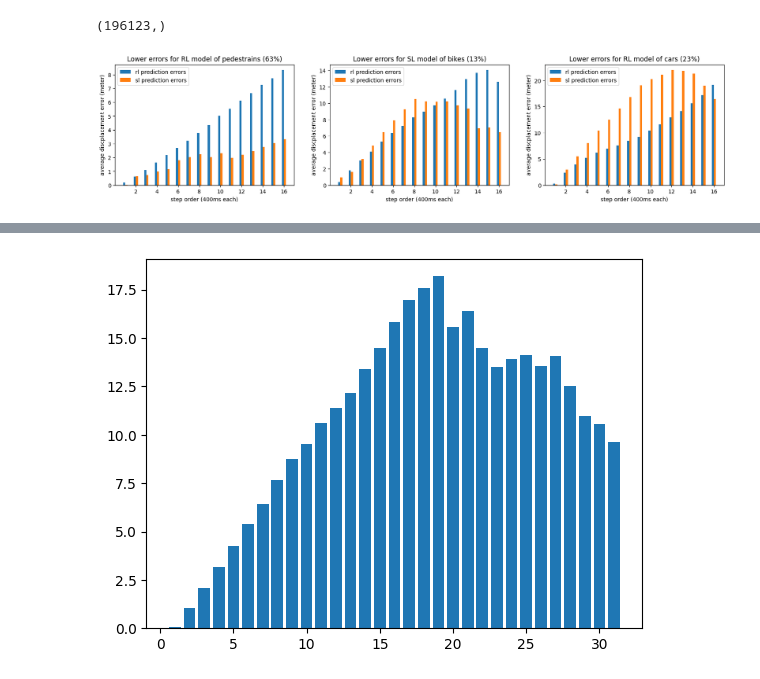
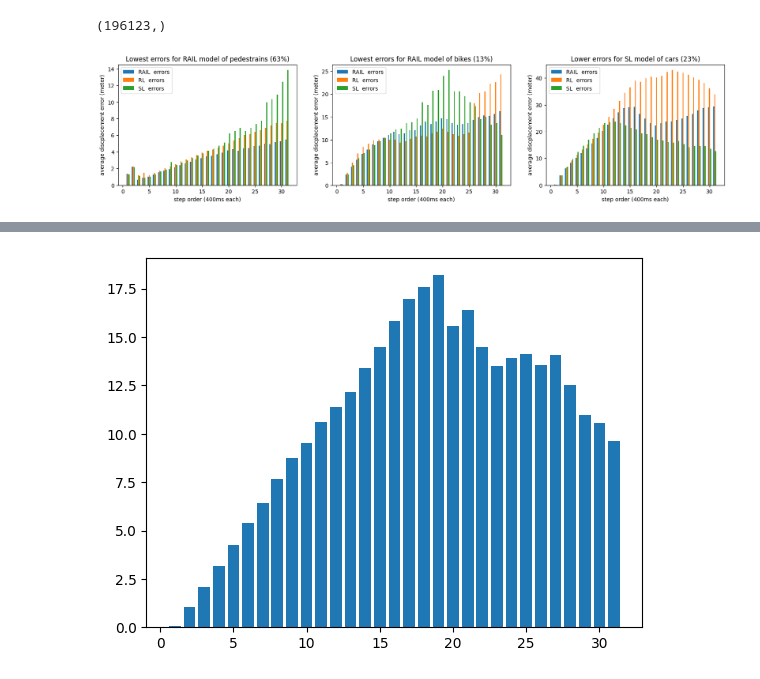
Before and after one commit to engyasin/SLRL, a Jupyter notebook: ind_model/draw_results.ipynb, the cells around one changed output, grey strips where cells are left out. Saved outputs shown, nothing was run; the diff lists cells and outputs as text; code cells hidden in the pictures.

```diff
--- a/ind_model/draw_results.ipynb
+++ b/ind_model/draw_results.ipynb
@@ -463,60 +465,98 @@ speed_x.shape
 (196123,)
 # %%
 from results_ind_new import *
+
+conf_scale = 10
 peds = []
+peds_conf = []
 for x,y,z  in zip(rl_v30_0,rl_v31_0,rl_v32_0):
     peds.append((x[0]*x[1]+y[0]*y[1]+z[0]*z[1])/(x[1]+y[1]+z[1]))
+    peds_conf.append(conf_scale/np.sqrt((x[1]+y[1]+z[1])))
 
-peds_last = [AgentCNN_D]
+peds_rule = []
+peds_rule_conf = []
+for x,y,z  in zip(rl0_v30_0,rl0_v31_0,rl0_v32_0):
+    peds_rule.append((x[0]*x[1]+y[0]*y[1]+z[0]*z[1])/(x[1]+y[1]+z[1]))
+    peds_rule_conf.append(conf_scale/np.sqrt((x[1]+y[1]+z[1])))
+
+peds_last = []
+peds_last_conf = []
 for x,y,z  in zip(bc_v30_0,bc_v31_0,bc_v32_0):
     peds_last.append((x[0]*x[1]+y[0]*y[1]+z[0]*z[1])/(x[1]+y[1]+z[1]))
+    peds_last_conf.append(conf_scale/np.sqrt((x[1]+y[1]+z[1])))
 
 
 bikes = []
+bikes_conf = []
 for x,y,z  in zip(rl_v30_1,rl_v31_1,rl_v32_1):
     bikes.append((x[0]*x[1]+y[0]*y[1]+z[0]*z[1])/(x[1]+y[1]+z[1]))
+    bikes_conf.append(conf_scale/np.sqrt((x[1]+y[1]+z[1])))
+
+bikes_rule = []
+bikes_rule_conf = []
+for x,y,z  in zip(rl0_v30_1,rl0_v31_1,rl0_v32_1):
+    bikes_rule.append((x[0]*x[1]+y[0]*y[1]+z[0]*z[1])/(x[1]+y[1]+z[1]))
+    bikes_rule_conf.append(conf_scale/np.sqrt((x[1]+y[1]+z[1])))
 
 bikes_last = []
+bikes_last_conf = []
 for x,y,z  in zip(bc_v30_1,bc_v31_1,bc_v32_1):
     bikes_last.append((x[0]*x[1]+y[0]*y[1]+z[0]*z[1])/(x[1]+y[1]+z[1]))
+    bikes_last_conf.append(conf_scale/np.sqrt((x[1]+y[1]+z[1])))
+
+
 
 
 cars = []
+cars_conf = []
 for x,y,z  in zip(rl_v30_2,rl_v31_2,rl_v32_2):
     cars.append((x[0]*x[1]+y[0]*y[1]+z[0]*z[1])/(x[1]+y[1]+z[1]))
+    cars_conf.append(conf_scale/np.sqrt((x[1]+y[1]+z[1])))
+
+
+cars_rule = []
+cars_rule_conf = []
+for x,y,z  in zip(rl0_v30_2,rl0_v31_2,rl0_v32_2):
+    cars_rule.append((x[0]*x[1]+y[0]*y[1]+z[0]*z[1])/(x[1]+y[1]+z[1]))
+    cars_rule_conf.append(conf_scale/np.sqrt((x[1]+y[1]+z[1])))
 
 cars_last = []
+cars_last_conf = []
 for x,y,z  in zip(bc_v30_2,bc_v31_2,bc_v32_2):
     cars_last.append((x[0]*x[1]+y[0]*y[1]+z[0]*z[1])/(x[1]+y[1]+z[1]))
+    cars_last_conf.append(conf_scale/np.sqrt((x[1]+y[1]+z[1])))
 
 
-
+max_step = 31
 #all_peds = np.array([peds,peds_last]).T.flatten()
 plt.figure(figsize=(20,4))
 plt.subplot(1,3,1)
-plt.bar(np.array(range(1,1+(16),1))-0.1,peds[:16],width=0.2,label='rl prediction errors')
-plt.bar(np.array(range(1,1+(16),1))+0.1,peds_last[:16],width=0.2,label='sl prediction errors')
+plt.bar(np.array(range(1,1+(max_step),1))-0.2,peds[:max_step],width=0.2,label='RAIL  errors')
+plt.bar(np.array(range(1,1+(max_step),1)),peds_rule[:max_step],width=0.2,label='RL  errors')
+plt.bar(np.array(range(1,1+(max_step),1))+0.2,peds_last[:max_step],width=0.2,label='SL  errors')
 plt.xlabel('step order (400ms each)')
 plt.ylabel('average discplacement error (meter)')
-plt.title('Lower errors for RL model of pedestrains (63%)')
+plt.title('Lowest errors for RAIL model of pedestrains (63%)')
 plt.legend()
 
 plt.subplot(1,3,2)
-plt.bar(np.array(range(1,1+(16),1))-0.1,bikes[:16],width=0.2,label='rl prediction errors')
-plt.bar(np.array(range(1,1+(16),1))+0.1,bikes_last[:16],width=0.2,label='sl prediction errors')
+plt.bar(np.array(range(1,1+(max_step),1))-0.2,bikes[:max_step],width=0.2,label='RAIL  errors')
+plt.bar(np.array(range(1,1+(max_step),1)),bikes_rule[:max_step],width=0.2,label='RL  errors')
+plt.bar(np.array(range(1,1+(max_step),1))+0.2,bikes_last[:max_step],width=0.2,label='SL  errors')
 plt.xlabel('step order (400ms each)')
 plt.ylabel('average discplacement error (meter)')
-plt.title('Lower errors for SL model of bikes (13%)')
+plt.title('Lowest errors for RAIL model of bikes (13%)')
 plt.legend()
 
 plt.subplot(1,3,3)
-plt.bar(np.array(range(1,1+(16),1))-0.1,cars[:16],width=0.2,label='rl prediction errors')
-plt.bar(np.array(range(1,1+(16),1))+0.1,cars_last[:16],width=0.2,label='sl prediction errors')
+plt.bar(np.array(range(1,1+(max_step),1))-0.2,cars[:max_step],width=0.2,label='RAIL  errors')
+plt.bar(np.array(range(1,1+(max_step),1)),cars_rule[:max_step],width=0.2,label='RL  errors')
+plt.bar(np.array(range(1,1+(max_step),1))+0.2,cars_last[:max_step],width=0.2,label='SL  errors')
 plt.xlabel('step order (400ms each)')
 plt.ylabel('average discplacement error (meter)')
-plt.title('Lower errors for RL model of cars (23%)')
+plt.title('Lower errors for SL model of cars (23%)')
 plt.legend()
 
 plt.show()
 # %% [output]
-[figure, old version]
+[figure, new version]
```
Also changed, not shown: parts of 4 cells of this notebook, 12 other files.
